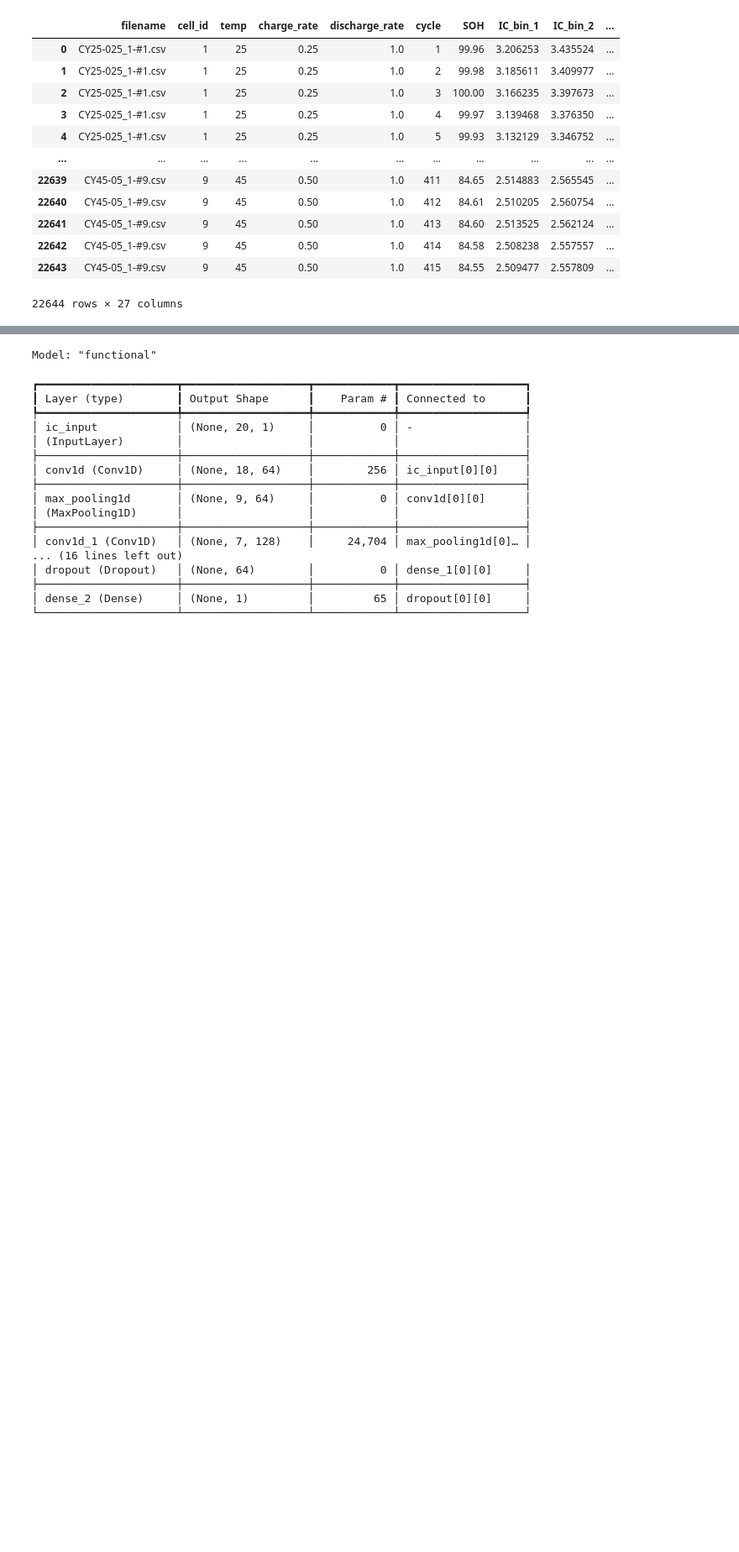
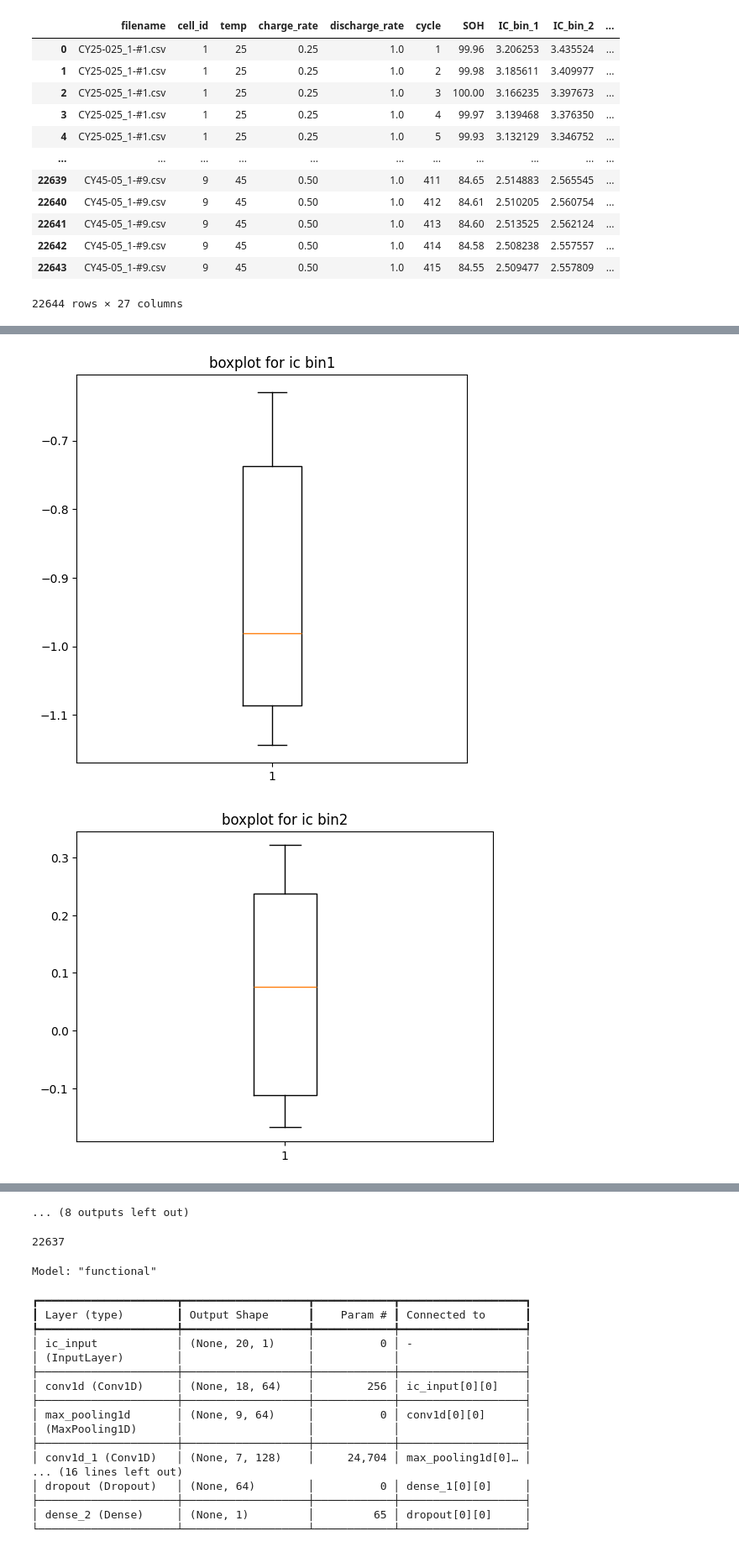
Before and after one commit to Mangalasridharan/robust-soh-estimation, a Jupyter notebook: Notebooks/Normal Training/CNN_GRU.ipynb, the cells around one changed output, grey strips where cells are left out. Shown at 84% size. Cells and saved outputs as stored; diff of their text form; code cells hidden in the pictures; blank space fills up the shorter version.

```diff
--- a/Notebooks/Normal Training/CNN_GRU.ipynb
+++ b/Notebooks/Normal Training/CNN_GRU.ipynb
@@ -56,0 +160,10 @@ y_train shape: (18109,)
+# %%
+plt.figure(figsize=(6,6))
+
+for i in range(20):
+    plt.boxplot(X_ic_train[i])
+    plt.title(f"boxplot for ic bin{i+1}")
+    plt.show()
+# %% [output]
+[figure, added]
+[figure, added]
@@ -57,3 +180,8 @@ y_train shape: (18109,)
+... (8 outputs left out)
+# %%
+print(len(X_ic_all))
+# %% [output]
+22637
 # %%
 ic_input = Input(shape=(X_ic_train.shape[1],X_ic_train.shape[2]), name='ic_input')
 
```
Also changed, not shown: parts of 16 cells of this notebook.
